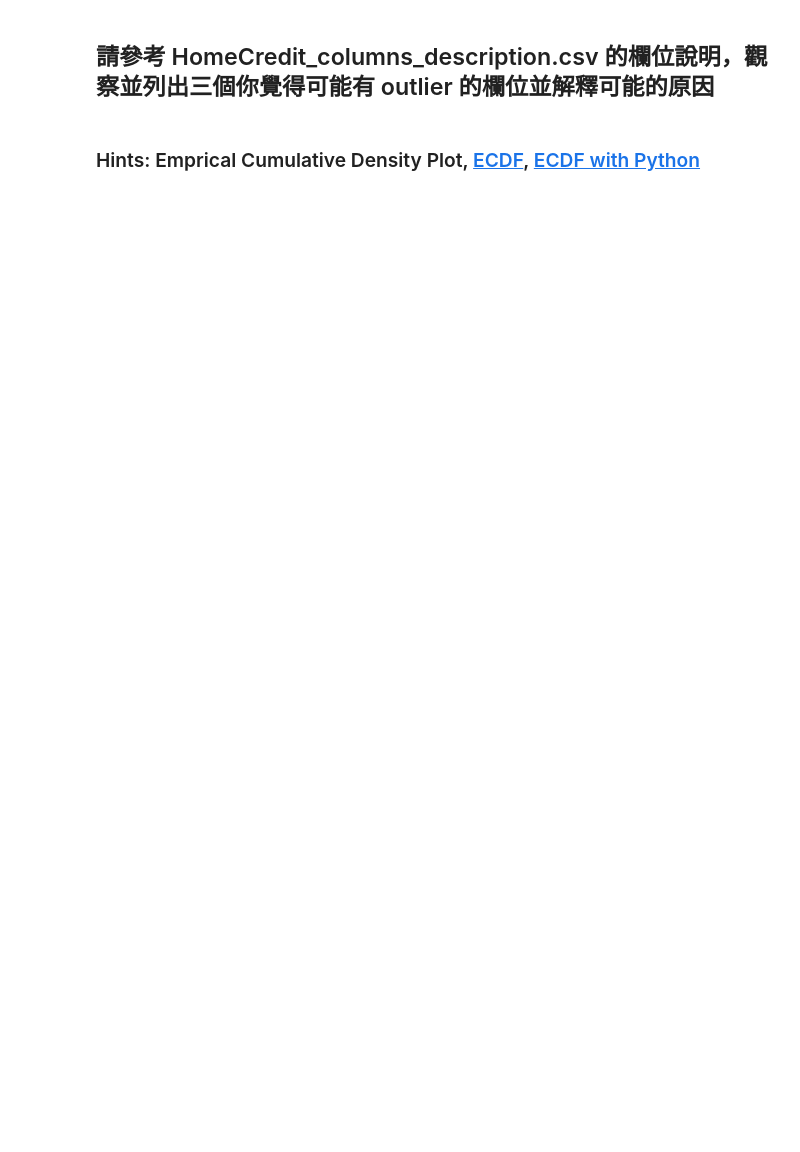
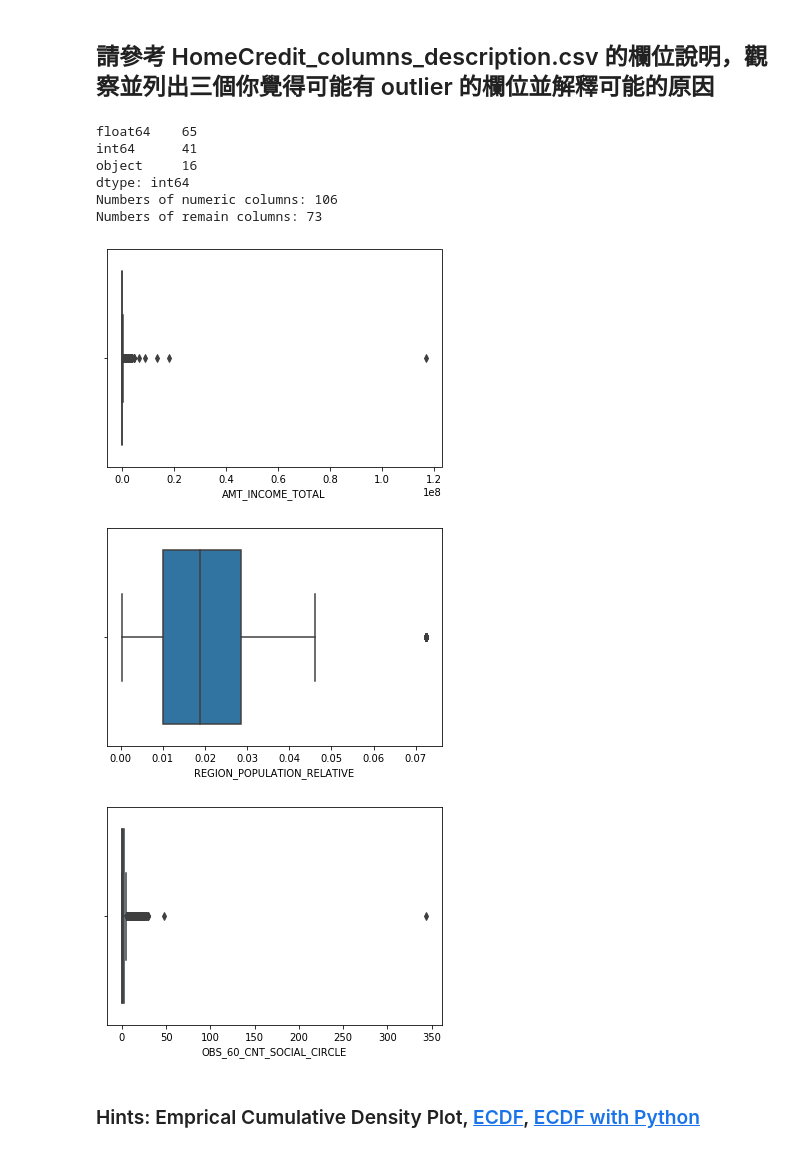
Before and after one commit to linghung/3rd-ML100Days, a Jupyter notebook: homework/Day_009_HW.ipynb, the cells around one changed output. Cells and saved outputs as stored; diff of their text form; code cells hidden in the pictures; blank space fills up the shorter version.

```diff
--- a/homework/Day_009_HW.ipynb
+++ b/homework/Day_009_HW.ipynb
@@ -30,24 +40,29 @@ app_train.head()
 ## 請參考 HomeCredit_columns_description.csv 的欄位說明，觀察並列出三個你覺得可能有 outlier 的欄位並解釋可能的原因
 # %%
 # 先篩選數值型的欄位
-"""
-YOUR CODE HERE, fill correct data types (for example str, float, int, ...)
-"""
-dtype_select = []
-
-numeric_columns = list(app_train.columns[list(app_train.dtypes.isin(dtype_select))])
+print(app_train.dtypes.value_counts())
+numeric_columns = app_train.select_dtypes('number').columns
+print("Numbers of numeric columns: %d" % len(numeric_columns))
 
 # 再把只有 2 值 (通常是 0,1) 的欄位去掉
 numeric_columns = list(app_train[numeric_columns].columns[list(app_train[numeric_columns].apply(lambda x:len(x.unique())!=2 ))])
-print("Numbers of remain columns" % len(numeric_columns))
+print("Numbers of remain columns: %d" % len(numeric_columns))
 
 # 檢視這些欄位的數值範圍
 for col in numeric_columns:
-    """
-    Your CODE HERE, make the box plot
-    """
-
-    plt.show()
+    if col in ['AMT_INCOME_TOTAL','REGION_POPULATION_RELATIVE','OBS_60_CNT_SOCIAL_CIRCLE']:
+        sns.boxplot(x=app_train[col])
+        plt.show()
+# %% [output]
+float64    65
+int64      41
+object     16
+dtype: int64
+Numbers of numeric columns: 106
+Numbers of remain columns: 73
+[figure, added]
+[figure, added]
+[figure, added]
 # %%
 # 從上面的圖檢查的結果，至少這三個欄位好像有點可疑
 
```
Also changed, not shown: parts of 5 cells of this notebook.
